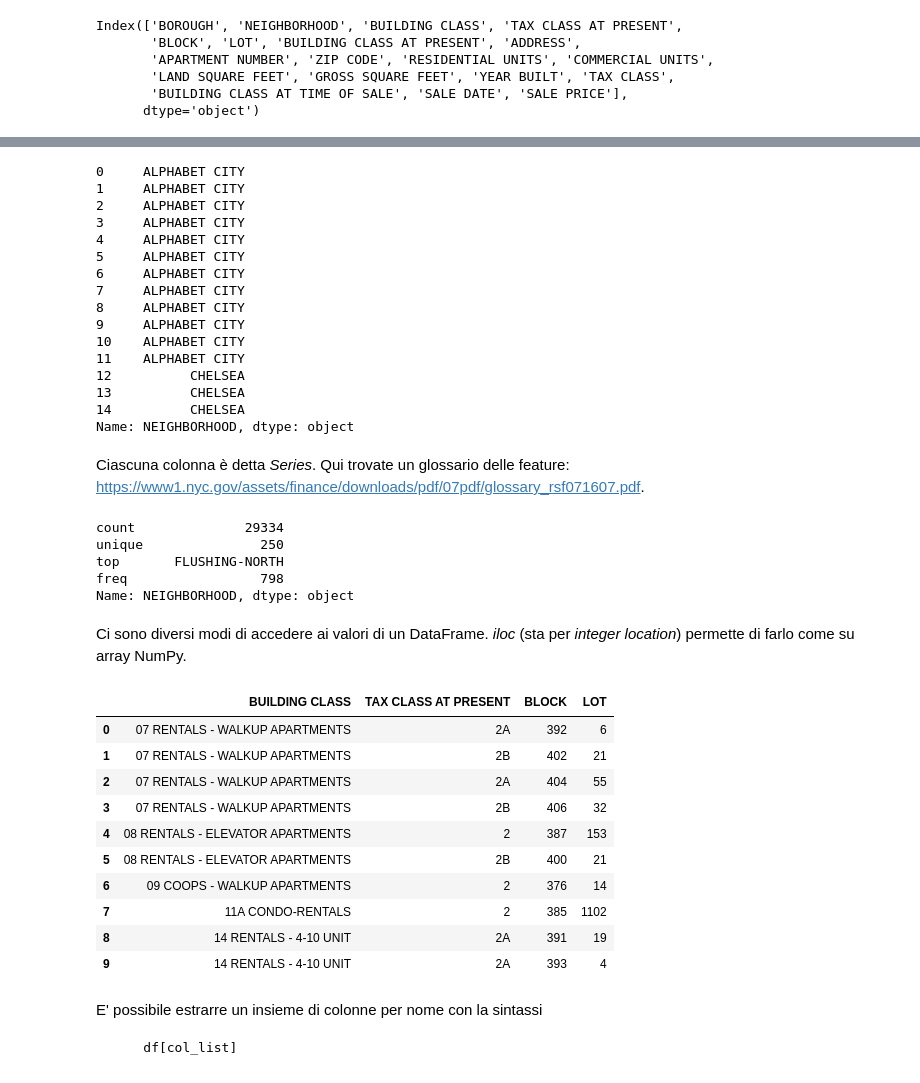
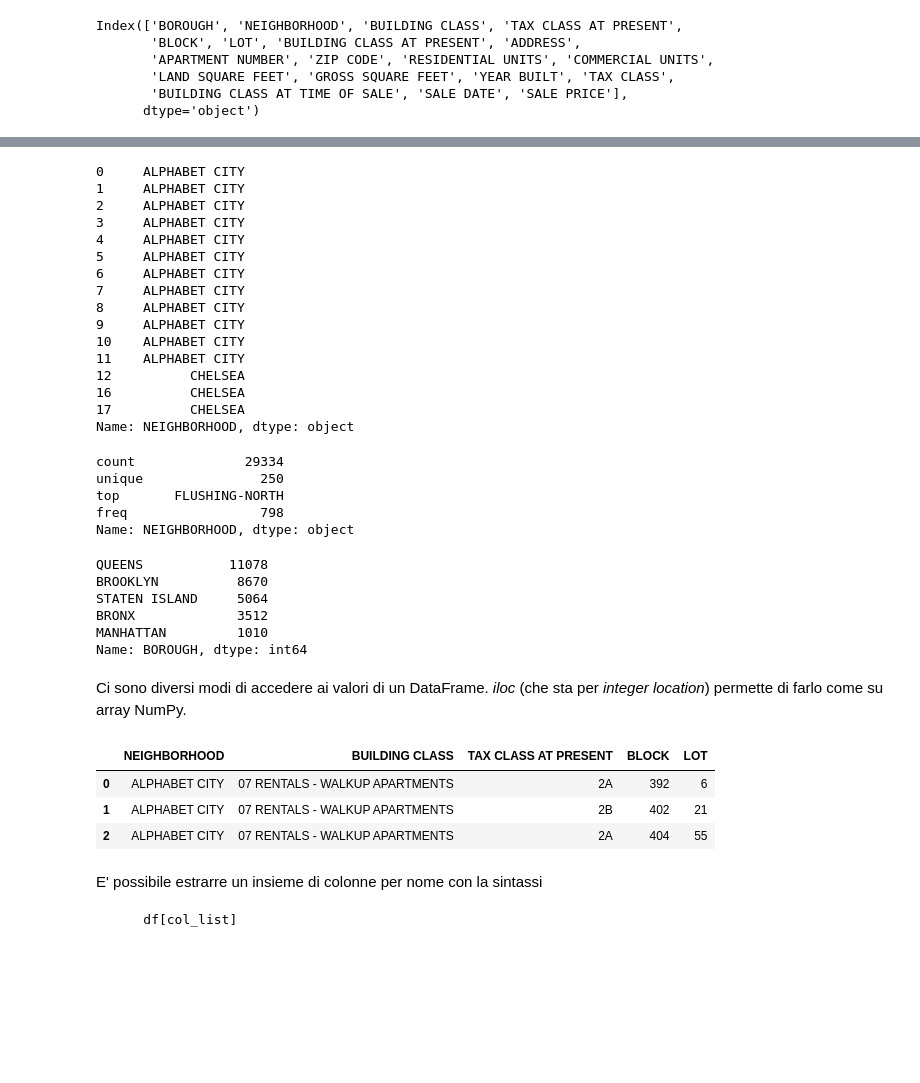
Before and after one commit to fbagattini/Master_BIM, a Jupyter notebook: 8. Pandas.ipynb, the cells around one changed output, grey strips where cells are left out. Saved outputs shown, nothing was run; the diff lists cells and outputs as text; code cells hidden in the pictures; blank space fills up the shorter version.

```diff
--- a/8. Pandas.ipynb
+++ b/8. Pandas.ipynb
@@ -88,5 +93,5 @@ Index(['BOROUGH', 'NEIGHBORHOOD', 'BUILDING CLASS', 'TAX CLASS AT PRESENT',
 # %%
-df['NEIGHBORHOOD'][:15]
+df['NEIGHBORHOOD'].head(15)
 # %% [output]
 0     ALPHABET CITY
 1     ALPHABET CITY
@@ -101,11 +106,9 @@ df['NEIGHBORHOOD'][:15]
 10    ALPHABET CITY
 11    ALPHABET CITY
 12          CHELSEA
-13          CHELSEA
-14          CHELSEA
+16          CHELSEA
+17          CHELSEA
 Name: NEIGHBORHOOD, dtype: object
-# %% [markdown]
-Ciascuna colonna è detta *Series*. Qui trovate un glossario delle feature: https://www1.nyc.gov/assets/finance/downloads/pdf/07pdf/glossary_rsf071607.pdf.
 # %%
 df['NEIGHBORHOOD'].describe()
 # %% [output]
@@ -114,22 +117,24 @@ unique               250
 top       FLUSHING-NORTH
 freq                 798
 Name: NEIGHBORHOOD, dtype: object
+# %%
+df['BOROUGH'].value_counts()
+# %% [output]
+QUEENS           11078
+BROOKLYN          8670
+STATEN ISLAND     5064
+BRONX             3512
+MANHATTAN         1010
+Name: BOROUGH, dtype: int64
 # %% [markdown]
-Ci sono diversi modi di accedere ai valori di un DataFrame. *iloc* (sta per *integer location*) permette di farlo come su array NumPy.
+Ci sono diversi modi di accedere ai valori di un DataFrame. *iloc* (che sta per *integer location*) permette di farlo come su array NumPy.
 # %%
-df.iloc[:10, 2:6]
+df.iloc[:3, 1:6]
 # %% [output]
-|  | BUILDING CLASS | TAX CLASS AT PRESENT | BLOCK | LOT |
-| 0 | 07 RENTALS - WALKUP APARTMENTS | 2A | 392 | 6 |
-| 1 | 07 RENTALS - WALKUP APARTMENTS | 2B | 402 | 21 |
-| 2 | 07 RENTALS - WALKUP APARTMENTS | 2A | 404 | 55 |
-| 3 | 07 RENTALS - WALKUP APARTMENTS | 2B | 406 | 32 |
-| 4 | 08 RENTALS - ELEVATOR APARTMENTS | 2 | 387 | 153 |
-| 5 | 08 RENTALS - ELEVATOR APARTMENTS | 2B | 400 | 21 |
-| 6 | 09 COOPS - WALKUP APARTMENTS | 2 | 376 | 14 |
-| 7 | 11A CONDO-RENTALS | 2 | 385 | 1102 |
-| 8 | 14 RENTALS - 4-10 UNIT | 2A | 391 | 19 |
-| 9 | 14 RENTALS - 4-10 UNIT | 2A | 393 | 4 |
+|  | NEIGHBORHOOD | BUILDING CLASS | TAX CLASS AT PRESENT | BLOCK | LOT |
+| 0 | ALPHABET CITY | 07 RENTALS - WALKUP APARTMENTS | 2A | 392 | 6 |
+| 1 | ALPHABET CITY | 07 RENTALS - WALKUP APARTMENTS | 2B | 402 | 21 |
+| 2 | ALPHABET CITY | 07 RENTALS - WALKUP APARTMENTS | 2A | 404 | 55 |
 # %% [markdown]
 E' possibile estrarre un insieme di colonne per nome con la sintassi
 
```
Also changed, not shown: parts of 71 cells of this notebook.
